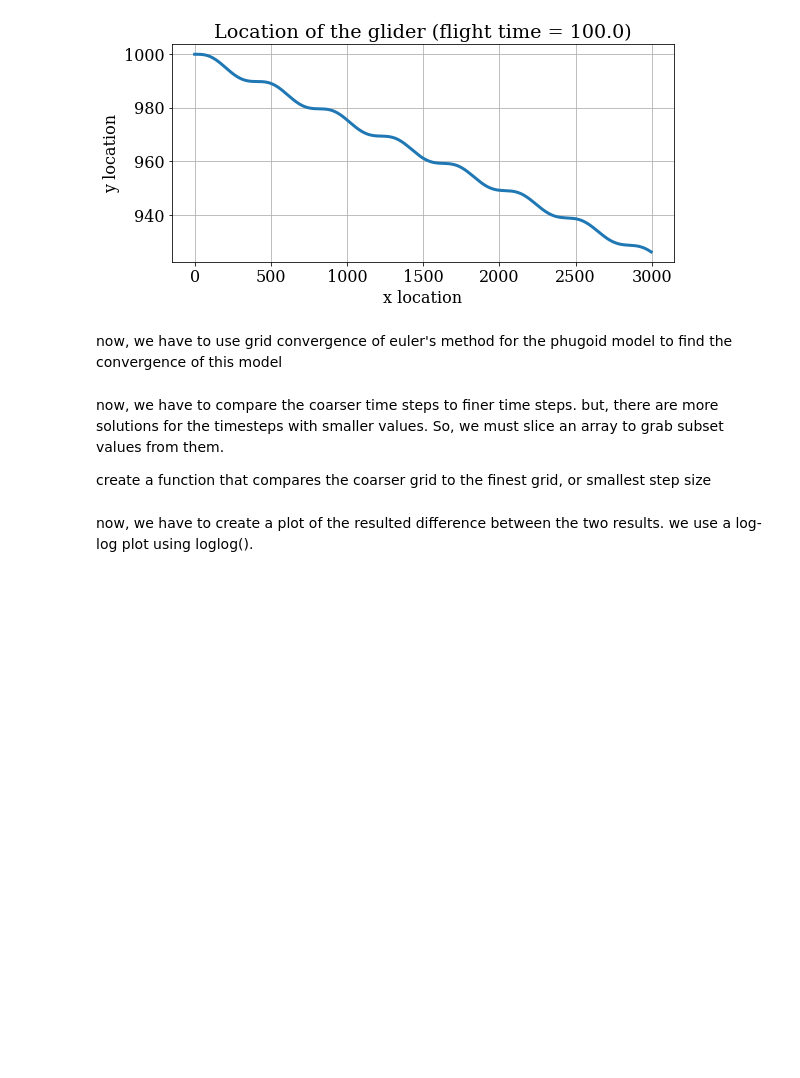
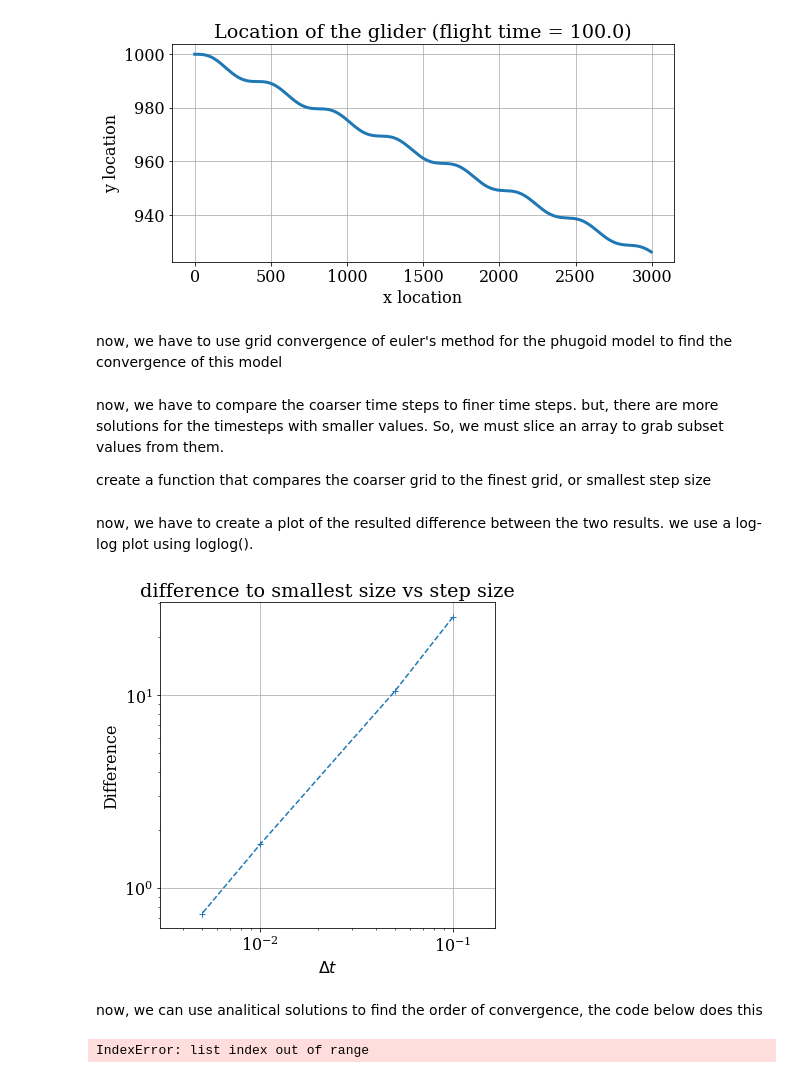
Before and after one commit to Parker-Johnson/MAE6286, a Jupyter notebook: Module 1/Module_1_Lesson_3.ipynb, the cells around one changed output. Drawn from its saved outputs; the diff is of its cells as text; code cells hidden in the pictures; blank space fills up the shorter version.

```diff
--- a/Module 1/Module_1_Lesson_3.ipynb
+++ b/Module 1/Module_1_Lesson_3.ipynb
@@ -112,5 +112,43 @@ now, we have to create a plot of the resulted difference between the two results
 # %%
 #plotting difference vs. time step size
 pyplot.figure(figsize=(6.0, 6.))
 pyplot.title('difference to smallest size vs step size')
-p
+pyplot.xlabel('$\Delta t$') #x-axis label
+pyplot.ylabel('Difference') # y-axis label
+pyplot.grid()
+pyplot.loglog(dt_values[:-1], diff_values,
+             color='C0', linestyle='--', marker='+') #create log-log plot
+pyplot.axis('equal'); #makes the axes scaled equally
+# %% [output]
+[figure, added]
+# %% [markdown]
+now, we can use analitical solutions to find the order of convergence, the code below does this
+# %%
+r = 2 # refinement ratio for the time-step size
+h = 0.001 # base grid size
+
+dt_values2 = [h, r*h, r**2 * h]
+u_values2 = []
+
+for dt in dt_values2:
+    N = int(T / dt) + 1 # number of time steps
+    u = numpy.empty((N, 4))
+    #set initial conditions as above
+    u[0] = numpy.array([v0, theta0, x0, y0])
+    #integrate using euler's method
+    for n in range(N - 1):
+        u[n + 1] = euler_step(u[n], rhs_phugoid, dt, CL, CD, g, vt)
+        # store solutions for present time-step size
+    u_values.append(u)
+
+# calculate f2 - f1
+f2_f1 = l1_diff(u_values2[1][:, 2], u_values2[0][:, 2], dt_values2[1])
+# find f3 - f2
+f3_f2 = l1_diff(u_values2[2][:, 2], u_values2[1][:, 2], dt_values2[2])
+
+#find observed order of convergence.
+
+p = math.log(f3_f2 / f2_f1) / math.log(r)
+print('Observed order of convergence: Order = {:.3f}' .format(p))
+# %% [output]
+IndexError: list index out of range
```
